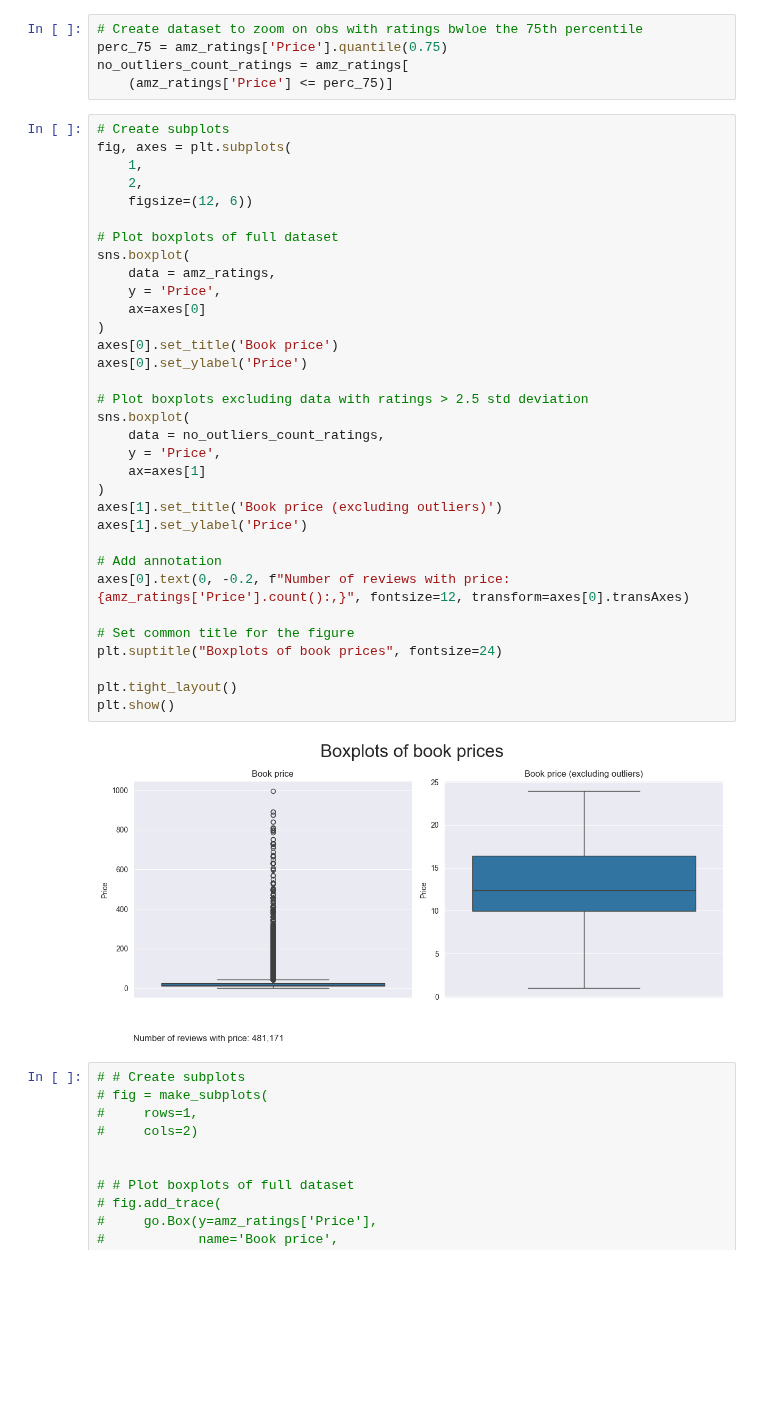
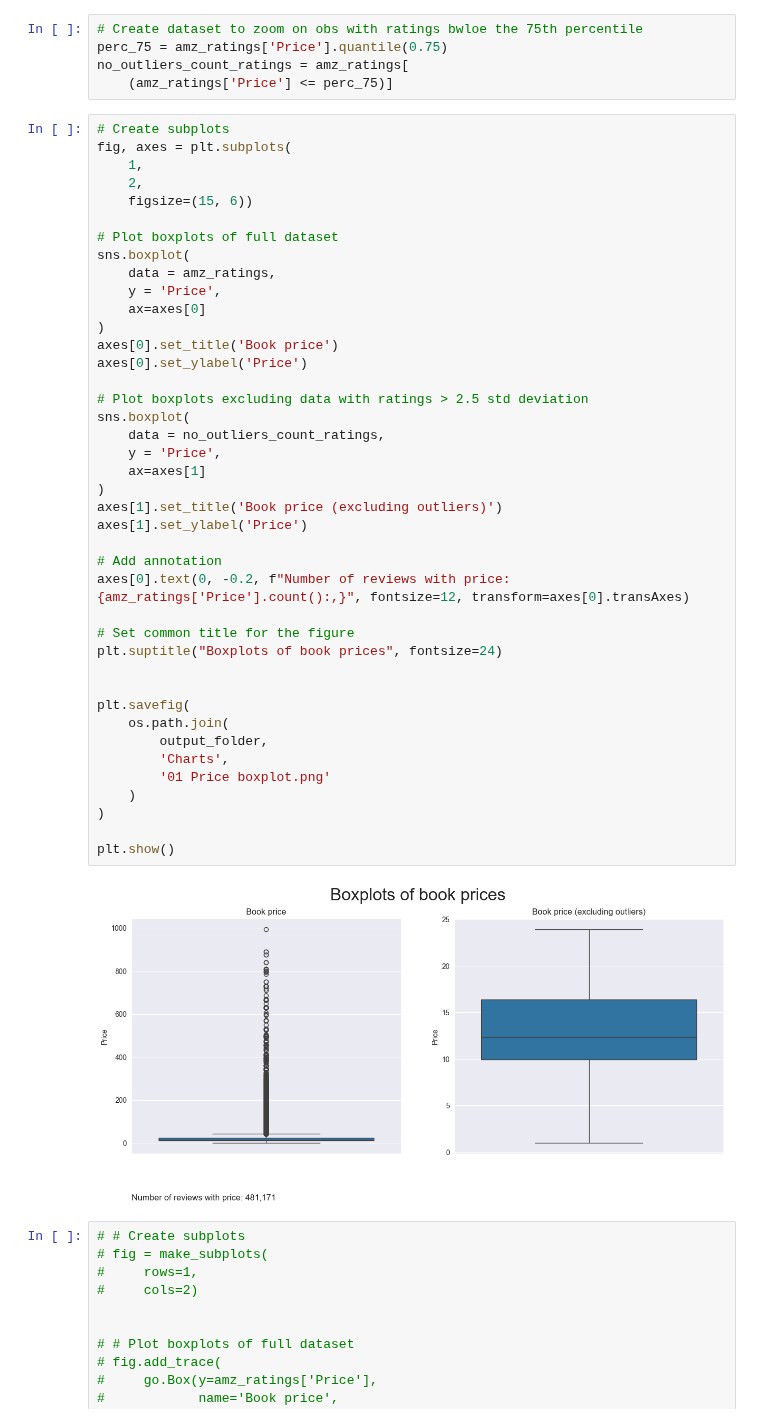
Before and after one commit to MargheSerena/Group-project, a Jupyter notebook: 01 EDA ratings_MF.ipynb, the cells around one changed output. Cells and saved outputs as stored; diff of their text form; blank space fills up the shorter version.

```diff
--- a/01 EDA ratings_MF.ipynb
+++ b/01 EDA ratings_MF.ipynb
@@ -676,36 +795,44 @@ no_outliers_count_ratings = amz_ratings[
 fig, axes = plt.subplots(
     1,
     2,
-    figsize=(12, 6))
+    figsize=(15, 6))
 
 # Plot boxplots of full dataset
 sns.boxplot(
     data = amz_ratings,
     y = 'Price',
     ax=axes[0]
 )
 axes[0].set_title('Book price')
 axes[0].set_ylabel('Price')
 
 # Plot boxplots excluding data with ratings > 2.5 std deviation
 sns.boxplot(
     data = no_outliers_count_ratings,
     y = 'Price',
     ax=axes[1]
 )
 axes[1].set_title('Book price (excluding outliers)')
 axes[1].set_ylabel('Price')
 
 # Add annotation
 axes[0].text(0, -0.2, f"Number of reviews with price: {amz_ratings['Price'].count():,}", fontsize=12, transform=axes[0].transAxes)
 
 # Set common title for the figure
 plt.suptitle("Boxplots of book prices", fontsize=24)
 
-plt.tight_layout()
+
+plt.savefig(
+    os.path.join(
+        output_folder,
+        'Charts',
+        '01 Price boxplot.png'
+    )
+)
+
 plt.show()
 # %% [output]
-[figure, old version]
+[figure, new version]
 # %%
 # # Create subplots
 # fig = make_subplots(
```
Also changed, not shown: parts of 13 cells of this notebook, 1 other file.
